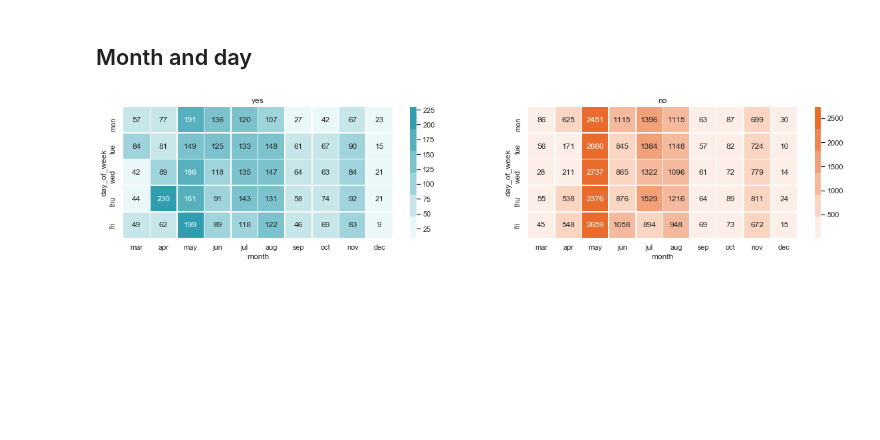
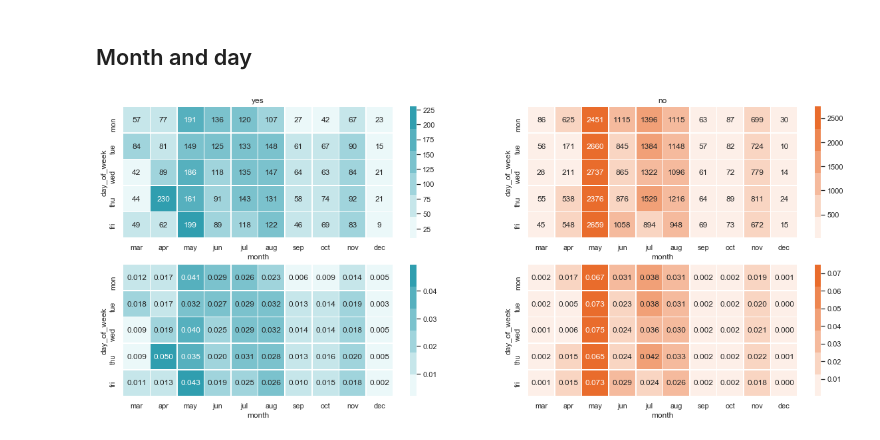
Before and after one commit to FUTURETECH6/FT_HW, a Jupyter notebook: Day7/Visualization.ipynb, the cells around one changed output. Saved outputs shown, nothing was run; the diff lists cells and outputs as text; code cells hidden in the pictures; blank space fills up the shorter version.

Commit message:
percentage for day_month

```diff
--- a/Day7/Visualization.ipynb
+++ b/Day7/Visualization.ipynb
@@ -146,25 +146,39 @@ plt.savefig('./assets/duration.svg', format='svg')
 # %%
 sns.set()
 fig = plt.figure(figsize=(20, 8))
 # Draw a heatmap with the numeric values in each cell
 ax1 = fig.add_subplot(221)
 ax1.title.set_text('yes')
 sns.heatmap(annot=True, fmt="d", linewidths=.5, ax=ax1, cmap=sns.light_palette((210, 90, 60), input="husl"),
            data=data[data['y']=='yes'].groupby(by=['month', 'day_of_week'], as_index=False).agg({'count': pd.Series.count}) \
             .pivot('day_of_week', 'month', 'count') \
             .reindex(columns=['mar', 'apr', 'may', 'jun', 'jul', 'aug', 'sep', 'oct', 'nov', 'dec'],
                      index=['mon', 'tue', 'wed', 'thu', 'fri']))
 
 ax2 = fig.add_subplot(222)
 ax2.title.set_text('no')
 sns.heatmap(annot=True, fmt="d", linewidths=.5, ax=ax2, cmap=sns.light_palette((385, 90, 60), input="husl"),
            data=data[data['y']=='no'].groupby(by=['month', 'day_of_week'], as_index=False).agg({'count': pd.Series.count}) \
             .pivot('day_of_week', 'month', 'count') \
             .reindex(columns=['mar', 'apr', 'may', 'jun', 'jul', 'aug', 'sep', 'oct', 'nov', 'dec'],
                      index=['mon', 'tue', 'wed', 'thu', 'fri']))
+
+ax1 = fig.add_subplot(223)
+sns.heatmap(annot=True, fmt=".3f", linewidths=.5, ax=ax1, cmap=sns.light_palette((210, 90, 60), input="husl"),
+           data=data[data['y']=='yes'].groupby(by=['month', 'day_of_week'], as_index=False).agg({'percentage': pd.Series.sum}) \
+            .pivot('day_of_week', 'month', 'percentage') \
+            .reindex(columns=['mar', 'apr', 'may', 'jun', 'jul', 'aug', 'sep', 'oct', 'nov', 'dec'],
+                     index=['mon', 'tue', 'wed', 'thu', 'fri']))
+
+ax2 = fig.add_subplot(224)
+sns.heatmap(annot=True, fmt=".3f", linewidths=.5, ax=ax2, cmap=sns.light_palette((385, 90, 60), input="husl"),
+           data=data[data['y']=='no'].groupby(by=['month', 'day_of_week'], as_index=False).agg({'percentage': pd.Series.sum}) \
+            .pivot('day_of_week', 'month', 'percentage') \
+            .reindex(columns=['mar', 'apr', 'may', 'jun', 'jul', 'aug', 'sep', 'oct', 'nov', 'dec'],
+                     index=['mon', 'tue', 'wed', 'thu', 'fri']))
 plt.savefig('./assets/month_day.svg', format='svg')
 # %% [output]
-[figure, old version]
+[figure, new version]
 # %%
 # plt.figure(figsize=(10,10))
 # tmpdata=pd.melt(data.groupby(by=['education', 'y'], as_index=False).agg({'count': pd.Series.count}),
```
Also changed, not shown: 1 other file.
